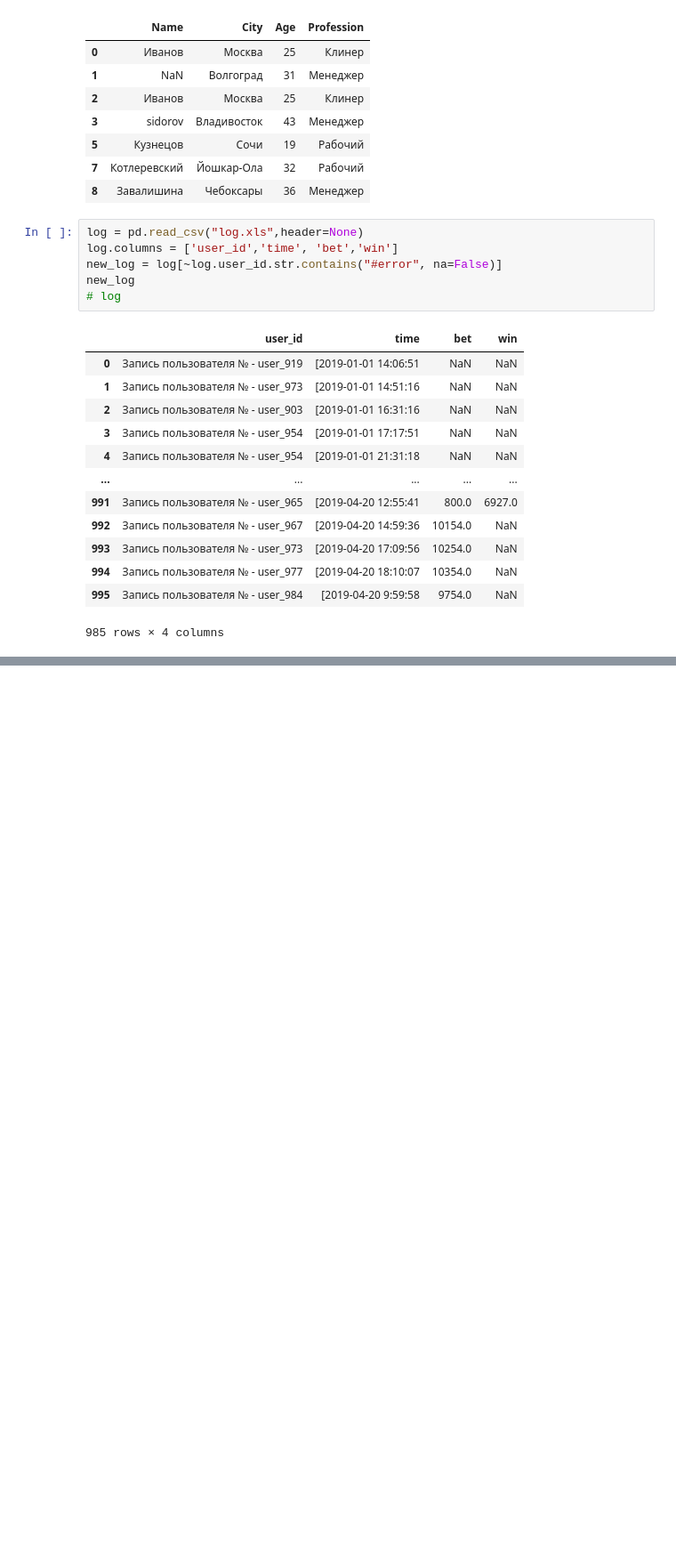
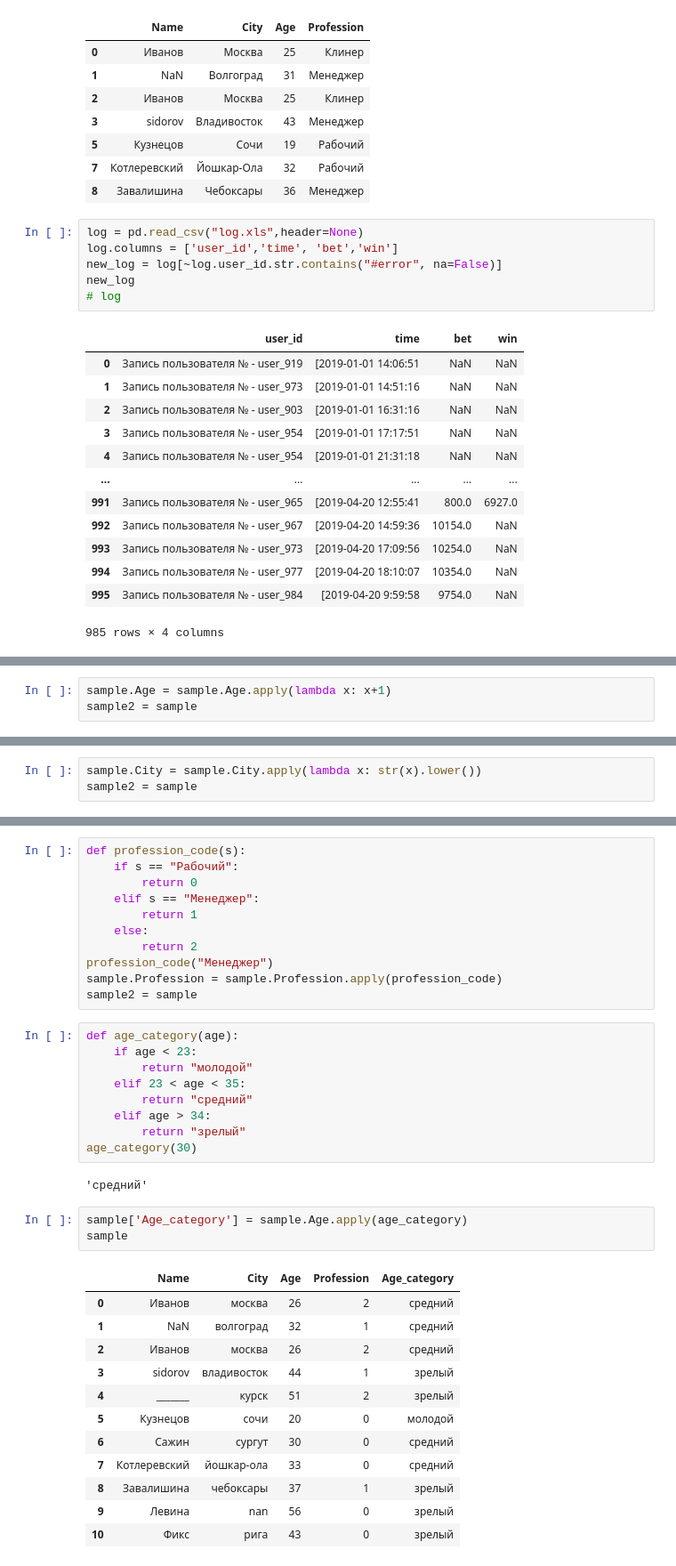
Before and after one commit to L1chik/SkillFactory, a Jupyter notebook: module_1/Python_08.ipynb, the cells around one changed output, grey strips where cells are left out. Shown at 89% size. Saved outputs shown, nothing was run; the diff lists cells and outputs as text; blank space fills up the shorter version.

```diff
--- a/module_1/Python_08.ipynb
+++ b/module_1/Python_08.ipynb
@@ -192,0 +228,3 @@ new_log
+# %%
+sample.Age = sample.Age.apply(lambda x: x+1)
+sample2 = sample
@@ -192,0 +244,3 @@ new_log
+# %%
+sample.City = sample.City.apply(lambda x: str(x).lower())
+sample2 = sample
@@ -192,0 +260,38 @@ new_log
+# %%
+def profession_code(s):
+    if s == "Рабочий":
+        return 0
+    elif s == "Менеджер":
+        return 1
+    else:
+        return 2
+profession_code("Менеджер")
+sample.Profession = sample.Profession.apply(profession_code)
+sample2 = sample
+# %%
+def age_category(age):
+    if age < 23:
+        return "молодой"
+    elif 23 < age < 35:
+        return "средний"
+    elif age > 34:
+        return "зрелый"
+age_category(30)
+# %% [output]
+'средний'
+# %%
+sample['Age_category'] = sample.Age.apply(age_category)
+sample
+# %% [output]
+|  | Name | City | Age | Profession | Age_category |
+| 0 | Иванов | москва | 26 | 2 | средний |
+| 1 | NaN | волгоград | 32 | 1 | средний |
+| 2 | Иванов | москва | 26 | 2 | средний |
+| 3 | sidorov | владивосток | 44 | 1 | зрелый |
+| 4 | _______ | курск | 51 | 2 | зрелый |
+| 5 | Кузнецов | сочи | 20 | 0 | молодой |
+| 6 | Сажин | сургут | 30 | 0 | средний |
+| 7 | Котлеревский | йошкар-ола | 33 | 0 | средний |
+| 8 | Завалишина | чебоксары | 37 | 1 | зрелый |
+| 9 | Левина | nan | 56 | 0 | зрелый |
+| 10 | Фикс | рига | 43 | 0 | зрелый |
```
Also changed, not shown: parts of 7 cells of this notebook, 1 other file.
